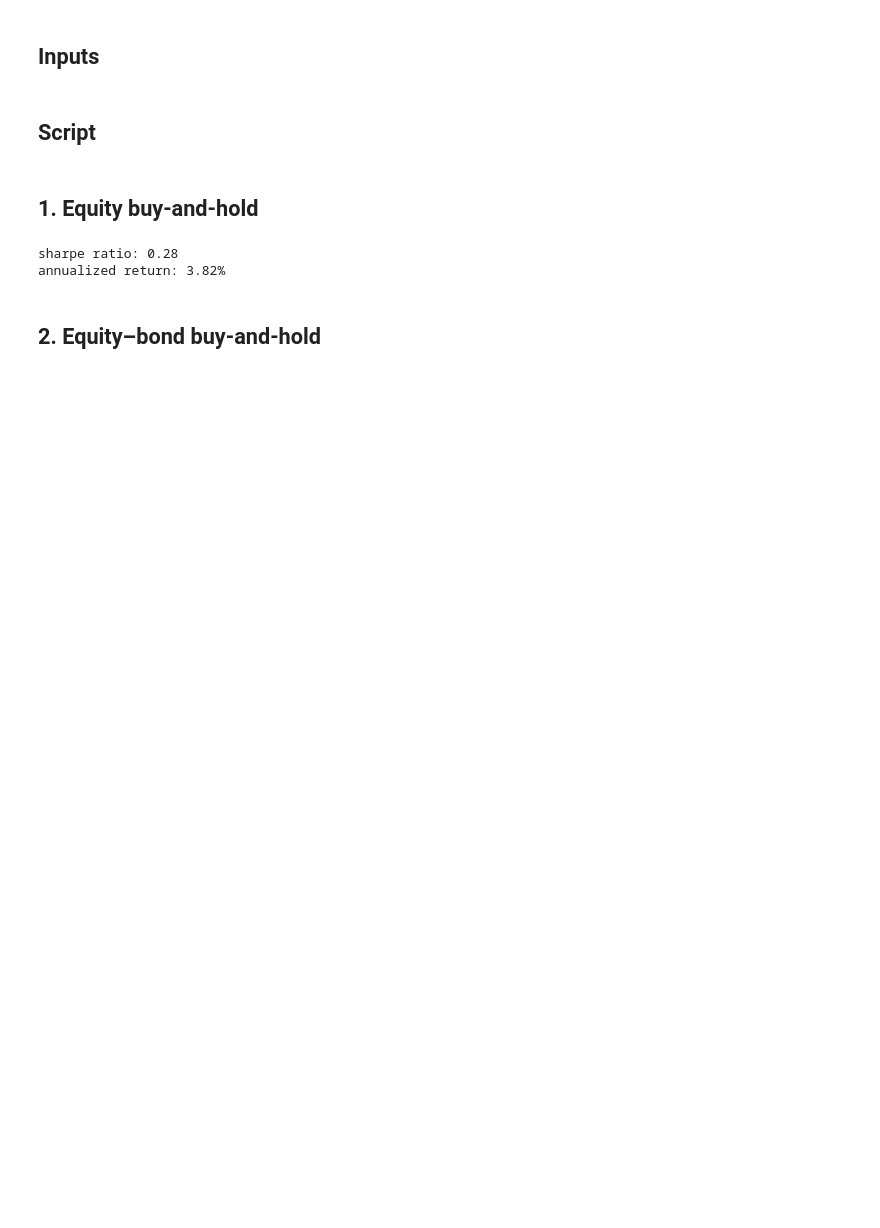
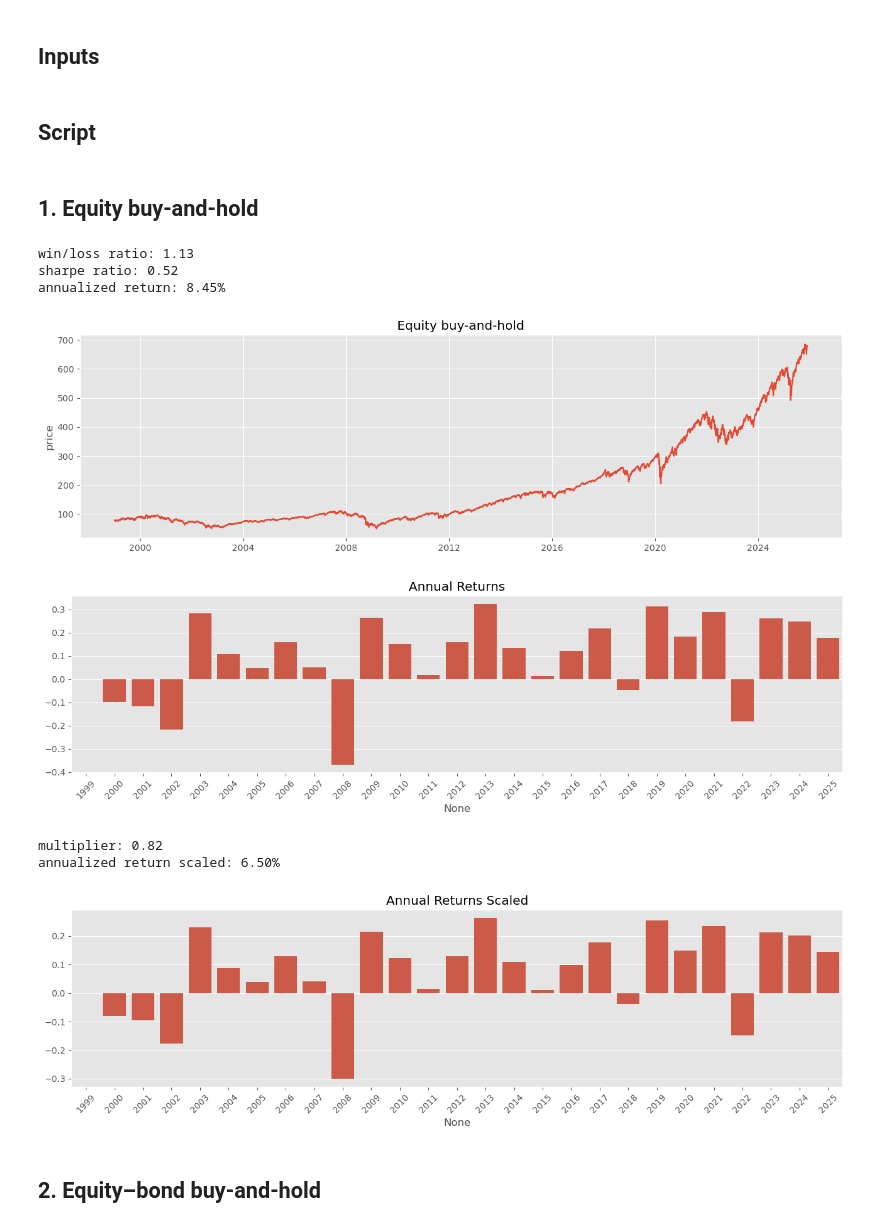
Before and after one commit to kevinlaventure/python_code, a Jupyter notebook: strategy_long_only.ipynb, the cells around one changed output. Cells and saved outputs as stored; diff of their text form; code cells hidden in the pictures; blank space fills up the shorter version.

```diff
--- a/strategy_long_only.ipynb
+++ b/strategy_long_only.ipynb
@@ -11,4 +11,6 @@ The objective of this notebook is to **compare several simple long-only investme
 # %%
 import numpy as np
 import pandas as pd
-import plotly.express as px
+import matplotlib.pyplot as plt
+import seaborn as sns
+plt.style.use('ggplot')
@@ -30,19 +73,16 @@ df_bond = pd.read_csv(f'data/{bond_asset}.csv', index_col=0, parse_dates=True)
 # %% [markdown]
 ## 1. Equity buy-and-hold
 # %%
-sharpe = (df_eq.price.pct_change().mean() * 252) / (df_eq.price.pct_change().std() * np.sqrt(252))
-print(f'sharpe ratio: {sharpe:.2f}')
-
-total_performance = df_eq.price.iloc[-1] / df_eq.price.iloc[0]
-n = ((df_eq.index[-1]-df_eq.index[0]).days / 365)
-x = total_performance**(1/n) -1
-print(f'annualized return: {x:.2%}')
-
-display(px.line(df_eq, y='price', title=f'{eq_asset} Price History'))
-px.bar(df_eq.groupby(df_eq.index.year).price.last().pct_change(), title=f'{eq_asset} Annual Returns')
+compute_metrics(df_eq.price, 'Equity buy-and-hold')
 # %% [output]
-sharpe ratio: 0.28
-annualized return: 3.82%
+win/loss ratio: 1.13
+sharpe ratio: 0.52
+annualized return: 8.45%
+[figure, added]
+[figure, added]
+multiplier: 0.82
+annualized return scaled: 6.50%
+[figure, added]
 # %% [markdown]
 ## 2. Equity–bond buy-and-hold
 # %%
```
Also changed, not shown: parts of 6 cells of this notebook.
